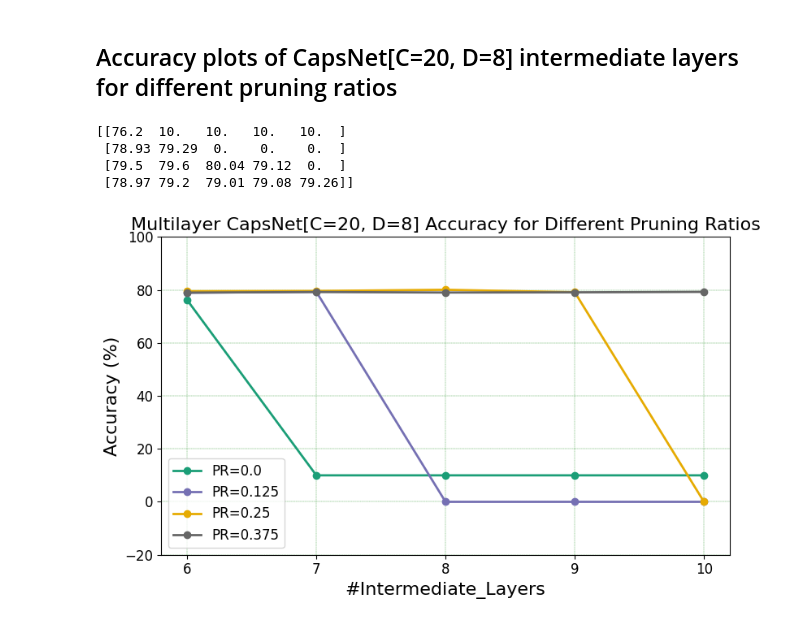
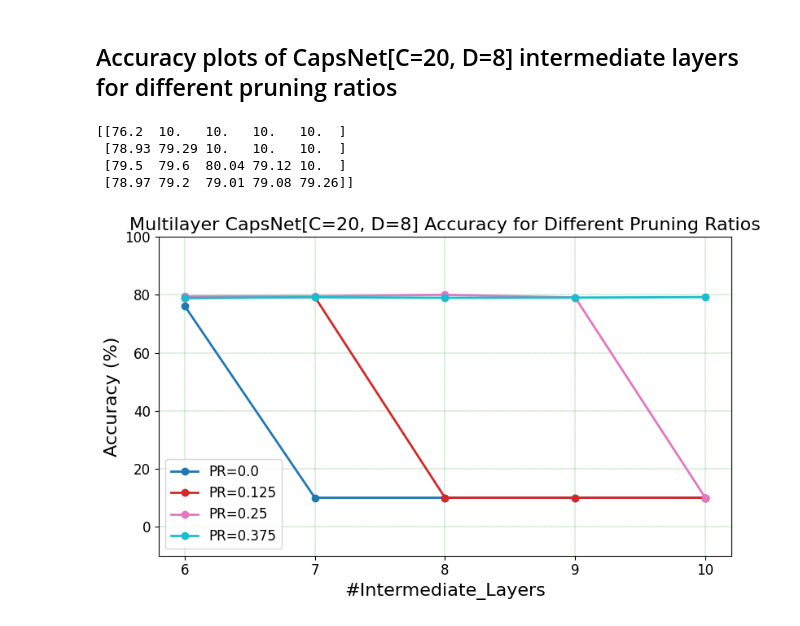
Before and after one commit to sidsahu88/leeds_msc_ocom5300m_project, a Jupyter notebook: src/OCOM5300M-AI-Project_Results_And_Plots.ipynb, the cells around one changed output. Drawn from its saved outputs; the diff is of its cells as text; code cells hidden in the pictures.

```diff
--- a/src/OCOM5300M-AI-Project_Results_And_Plots.ipynb
+++ b/src/OCOM5300M-AI-Project_Results_And_Plots.ipynb
@@ -819,7 +782,7 @@ pruned_37pc_capsnet_model = torch.load(CIFAR10_TRAIN_DIR+'Best_pruned_37pc_multi
                                             map_location=device)
 
 capsnet_accuracies[2] = np.array([unpruned_capsnet_model['best_top1'],
-                                    0.0,
+                                    10.00,
                                     pruned_25pc_capsnet_model['best_top1'],
                                     pruned_37pc_capsnet_model['best_top1']])
 # %%
@@ -833,7 +796,7 @@ pruned_37pc_capsnet_model = torch.load(CIFAR10_TRAIN_DIR+'Best_pruned_37pc_multi
                                             map_location=device)
 
 capsnet_accuracies[3] = np.array([unpruned_capsnet_model['best_top1'],
-                                    0.0,
+                                    10.00,
                                     pruned_25pc_capsnet_model['best_top1'],
                                     pruned_37pc_capsnet_model['best_top1']])
 # %%
@@ -845,8 +808,8 @@ pruned_37pc_capsnet_model = torch.load(CIFAR10_TRAIN_DIR+'Best_pruned_37pc_multi
                                             map_location=device)
 
 capsnet_accuracies[4] = np.array([unpruned_capsnet_model['best_top1'],
-                                  0.0,
-                                  0.0,
+                                  10.00,
+                                  10.00,
                                   pruned_37pc_capsnet_model['best_top1']])
 # %%
 capsnet_accuracies = capsnet_accuracies.T
@@ -854,8 +817,8 @@ capsnet_accuracies = capsnet_accuracies.T
 print(capsnet_accuracies)
 # %% [output]
 [[76.2  10.   10.   10.   10.  ]
- [78.93 79.29  0.    0.    0.  ]
- [79.5  79.6  80.04 79.12  0.  ]
+ [78.93 79.29 10.   10.   10.  ]
+ [79.5  79.6  80.04 79.12 10.  ]
  [78.97 79.2  79.01 79.08 79.26]]
 # %%
 def plot_line_chart(arrs, legends, xlabel, ylabel, title, xticks=[], marker='o', line='-', color_map = plt.cm.tab10, grid=True):
@@ -872,7 +835,7 @@ def plot_line_chart(arrs, legends, xlabel, ylabel, title, xticks=[], marker='o',
     ax.set_xticks(xticks)
     ax.tick_params(axis='both', which='major', labelsize=12)
     ax.set_xlabel(xlabel, fontsize = 16)
-    ax.set_ylim(bottom=-20, top=100)
+    ax.set_ylim(bottom=-10, top=100)
     ax.set_ylabel(ylabel, fontsize = 16)
     ax.set_title(title, fontsize = 16)
     ax.legend(fontsize = 12)
@@ -882,8 +845,8 @@ def plot_line_chart(arrs, legends, xlabel, ylabel, title, xticks=[], marker='o',
 # %%
 legends = ['PR=0.0', 'PR=0.125', 'PR=0.25', 'PR=0.375']
 plot_title = 'Multilayer CapsNet[C=20, D=8] Accuracy for Different Pruning Ratios'
 
 plot_line_chart(capsnet_accuracies, legends, '#Intermediate_Layers', 'Accuracy (%)',
-                      plot_title, [6, 7, 8, 9, 10], marker='o', line='-', color_map = plt.cm.Dark2)
+                      plot_title, [6, 7, 8, 9, 10], marker='o', line='-', color_map = plt.cm.tab10)
 # %% [output]
-[figure, old version]
+[figure, new version]
```
Also changed, not shown: parts of 7 cells of this notebook.
